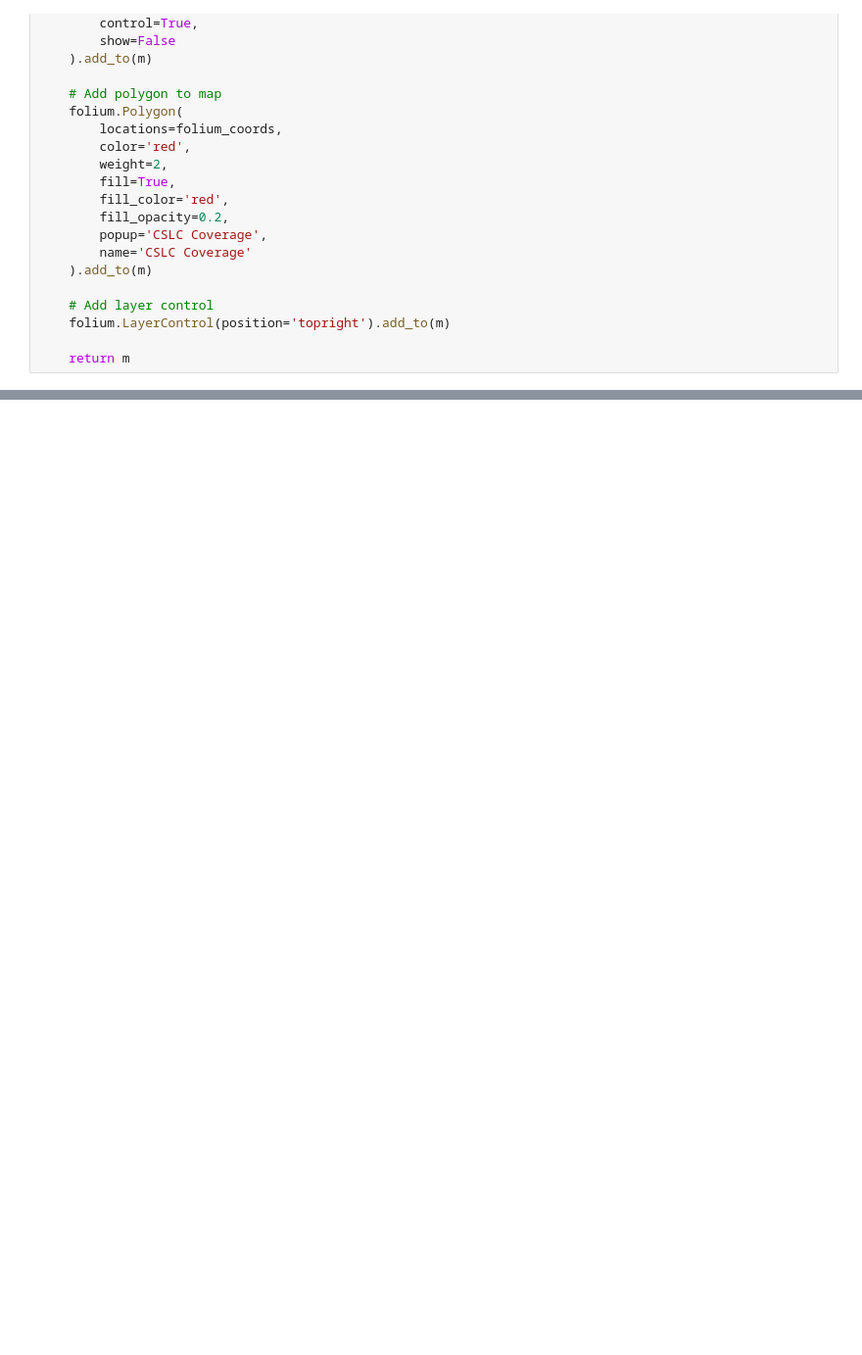
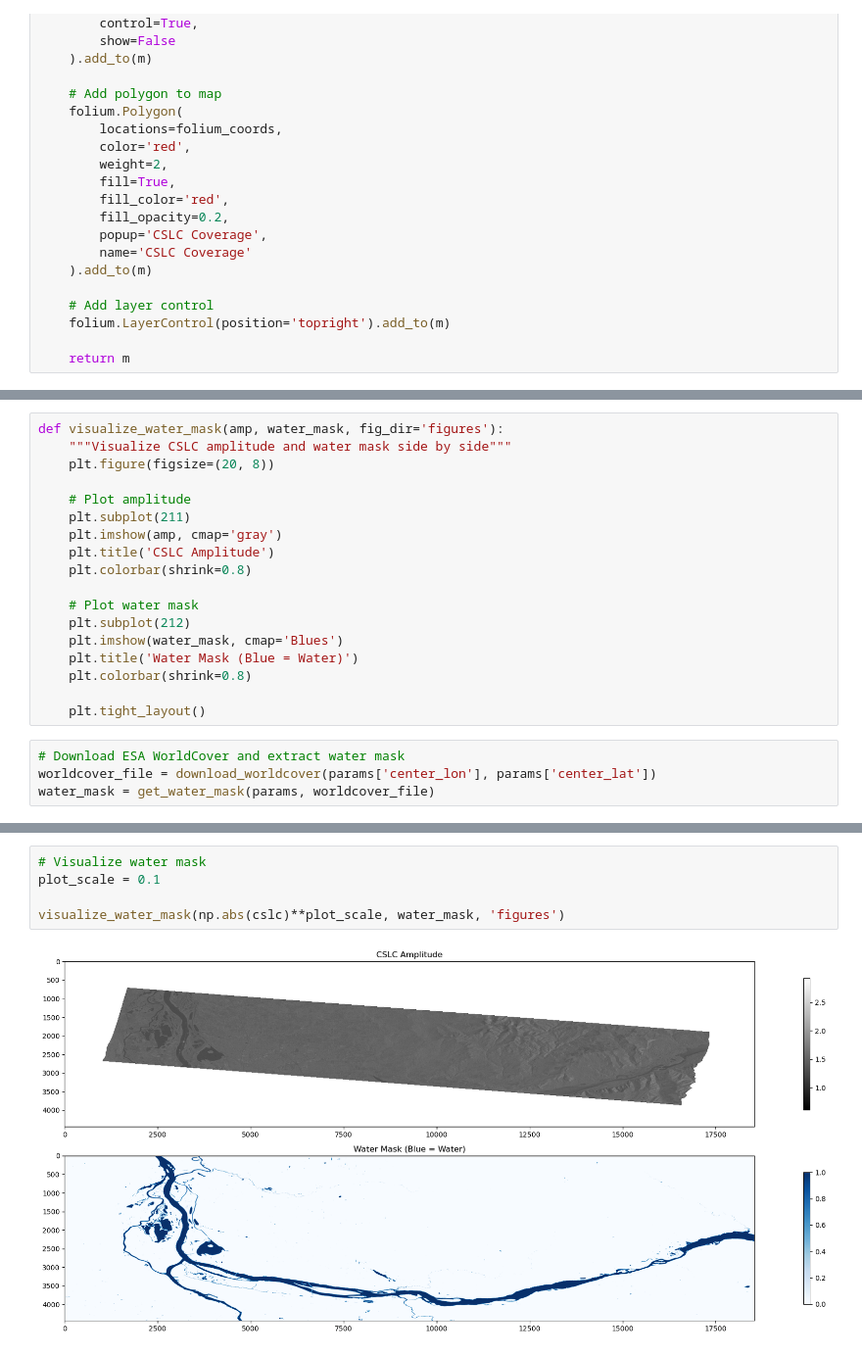
Before and after one commit to smuinsar/Misc, a Jupyter notebook: asf_opera_search/asf_opera_download.ipynb, the cells around one changed output, grey strips where cells are left out. Shown: that part at 98% size. Drawn from its saved outputs; the diff is of its cells as text; blank space fills up the shorter version.

Commit message:
Adding water mask

```diff
--- a/asf_opera_search/asf_opera_download.ipynb
+++ b/asf_opera_search/asf_opera_download.ipynb
@@ -221,0 +338,22 @@ display(m)
+# %%
+def visualize_water_mask(amp, water_mask, fig_dir='figures'):
+    """Visualize CSLC amplitude and water mask side by side"""
+    plt.figure(figsize=(20, 8))
+
+    # Plot amplitude
+    plt.subplot(211)
+    plt.imshow(amp, cmap='gray')
+    plt.title('CSLC Amplitude')
+    plt.colorbar(shrink=0.8)
+
+    # Plot water mask
+    plt.subplot(212)
+    plt.imshow(water_mask, cmap='Blues')
+    plt.title('Water Mask (Blue = Water)')
+    plt.colorbar(shrink=0.8)
+
+    plt.tight_layout()
+# %%
+# Download ESA WorldCover and extract water mask
+worldcover_file = download_worldcover(params['center_lon'], params['center_lat'])
+water_mask = get_water_mask(params, worldcover_file)
@@ -221,0 +364,7 @@ display(m)
+# %%
+# Visualize water mask
+plot_scale = 0.1
+
+visualize_water_mask(np.abs(cslc)**plot_scale, water_mask, 'figures')
+# %% [output]
+[figure, added]
```
Also changed, not shown: parts of 6 cells of this notebook.
